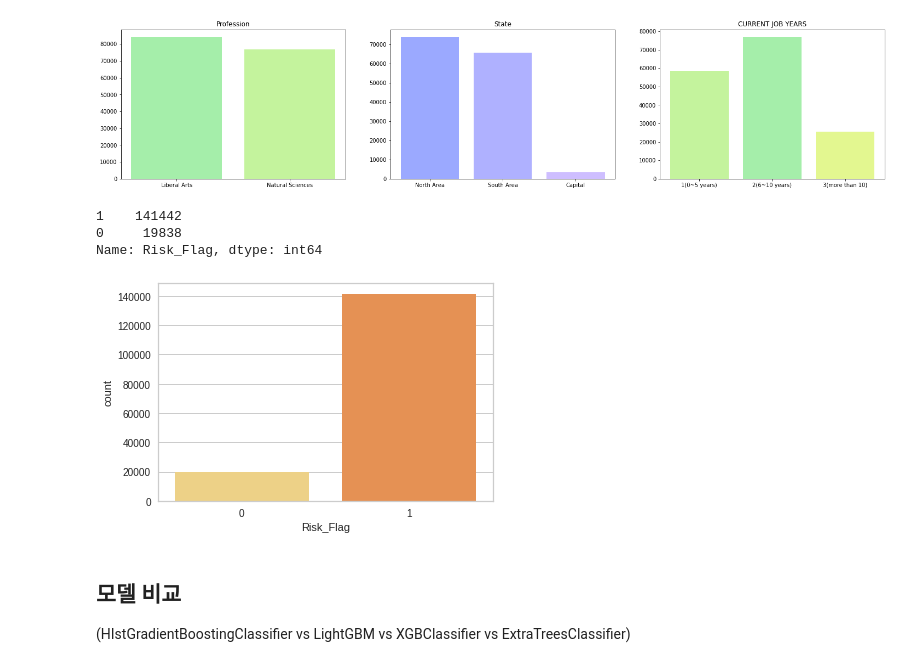
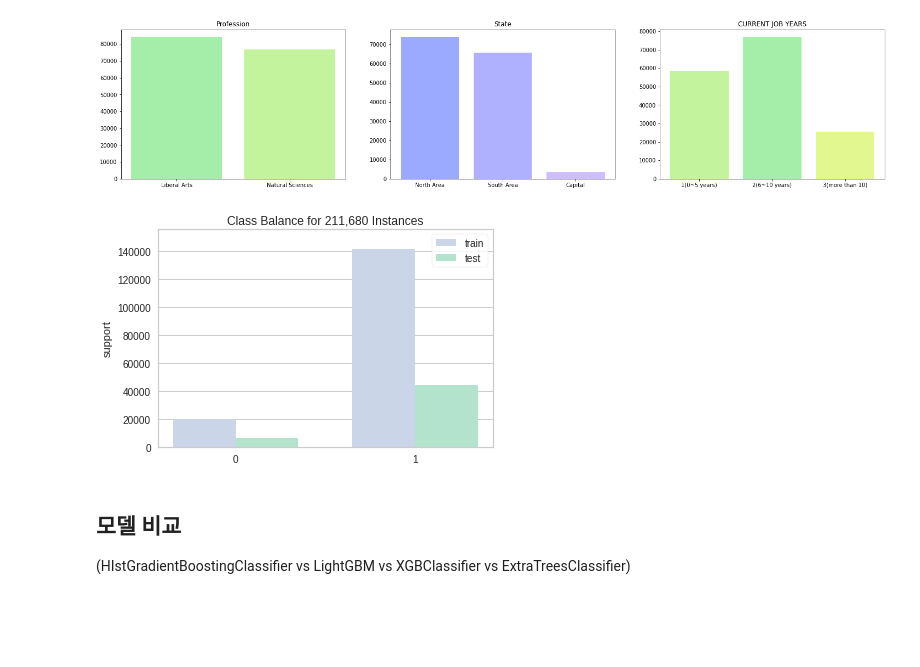
Before and after one commit to hwon-n/section6_project1, a Jupyter notebook: CP1.ipynb, the cells around one changed output. Saved outputs shown, nothing was run; the diff lists cells and outputs as text; code cells hidden in the pictures; blank space fills up the shorter version.

```diff
--- a/CP1.ipynb
+++ b/CP1.ipynb
@@ -381,21 +382,12 @@ plt.title('CURRENT JOB YEARS')
 plt.show()
 # %% [output]
 [figure]
-# %%
-train.Risk_Flag.value_counts()
-# %% [output]
-1    141442
-0     19838
-Name: Risk_Flag, dtype: int64
-# %%
-%matplotlib inline
-
-ax = sns.set_palette('muted')
-ax = sns.countplot(data = train, x = target, palette = target_colors)
-
-plt.show()
-# %% [output]
-[figure, removed]
+# %%
+visualizer_target = ClassBalance(labels = [0, 1])
+visualizer_target.fit(train[target], test[target])
+visualizer_target.show();
+# %% [output]
+[figure, added]
 # %% [markdown]
 ## 모델 비교
 (HIstGradientBoostingClassifier vs LightGBM vs XGBClassifier vs ExtraTreesClassifier)
```
Also changed, not shown: parts of 15 cells of this notebook.
